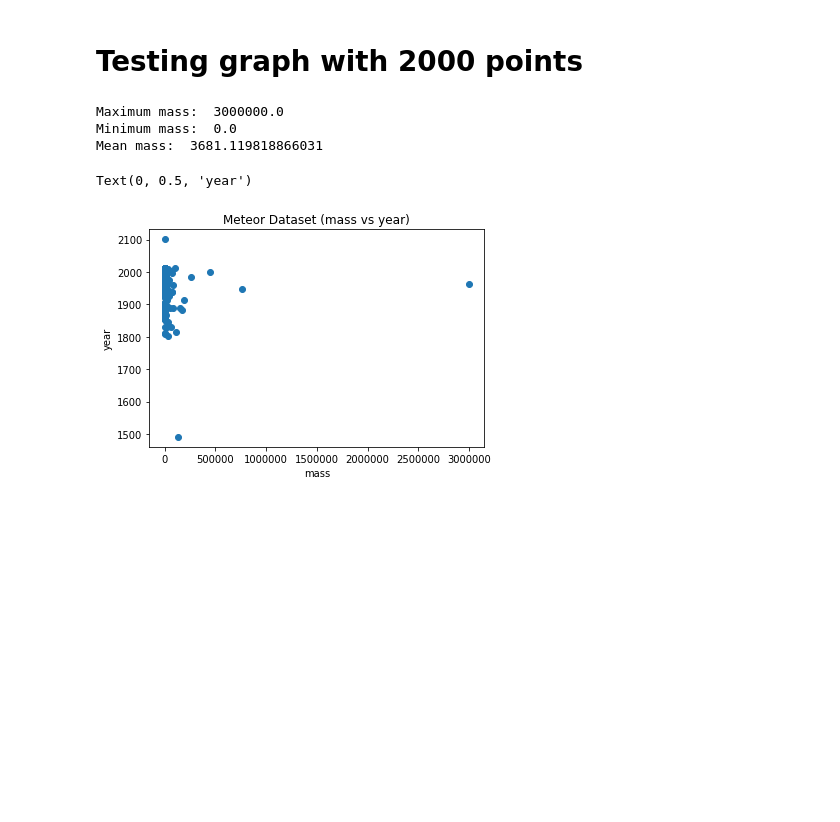
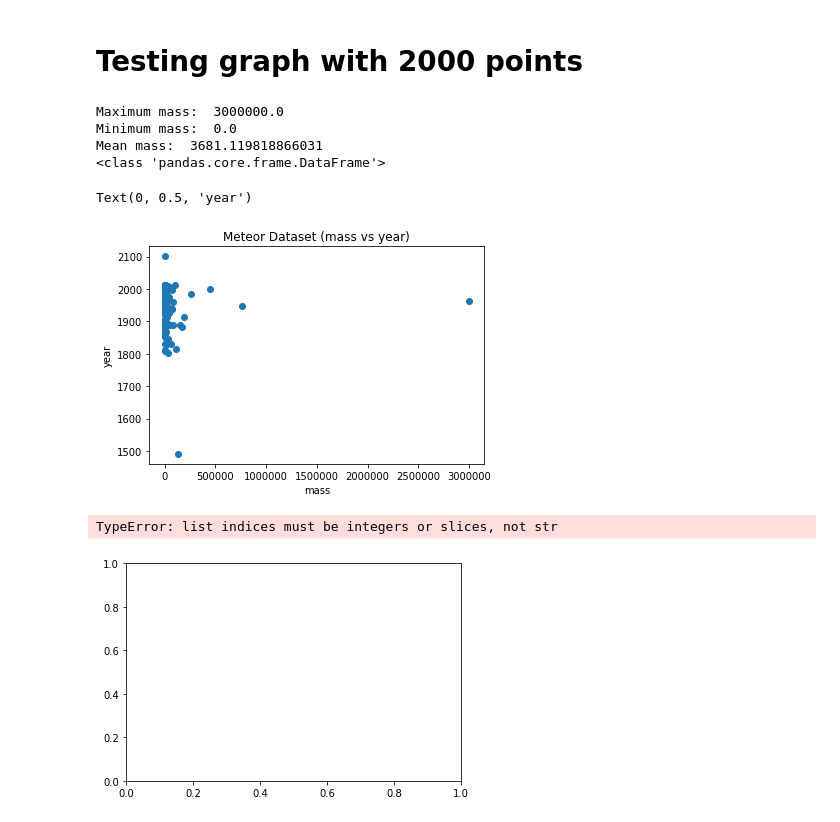
Before and after one commit to RobotGyal/Project-Impact-v1, a Jupyter notebook: data_analysis.ipynb, the cells around one changed output. Saved outputs shown, nothing was run; the diff lists cells and outputs as text; code cells hidden in the pictures; blank space fills up the shorter version.

Commit message:
displaying all data"

```diff
--- a/data_analysis.ipynb
+++ b/data_analysis.ipynb
@@ -221,6 +221,7 @@ NameError: name 'api_meteor_data_arr' is not defined
 print("Maximum mass: ", np.max(meteor_test_2000['mass']))
 print("Minimum mass: ", np.min(meteor_test_2000['mass']))
 print("Mean mass: ",np.mean(meteor_test_2000['mass']))
+print(type(meteor_test_2000))
 
 # create a figure and axis
 fig, ax = plt.subplots()
@@ -236,5 +237,19 @@ ax.set_ylabel('year')
 Maximum mass:  3000000.0
 Minimum mass:  0.0
 Mean mass:  3681.119818866031
+<class 'pandas.core.frame.DataFrame'>
 Text(0, 0.5, 'year')
 [figure]
+# %%
+fig, ax = plt.subplots()
+
+# scatter the sepal_length against the sepal_width
+ax.scatter(meteor_kv['mass'], meteor_kv['year'])
+
+# set a title and labels
+ax.set_title('Meteor Dataset (mass vs year)')
+ax.set_xlabel('mass')
+ax.set_ylabel('year')
+# %% [output]
+TypeError: list indices must be integers or slices, not str
+[figure, added]
```
Also changed, not shown: parts of 1 cell of this notebook, 3 other files.
